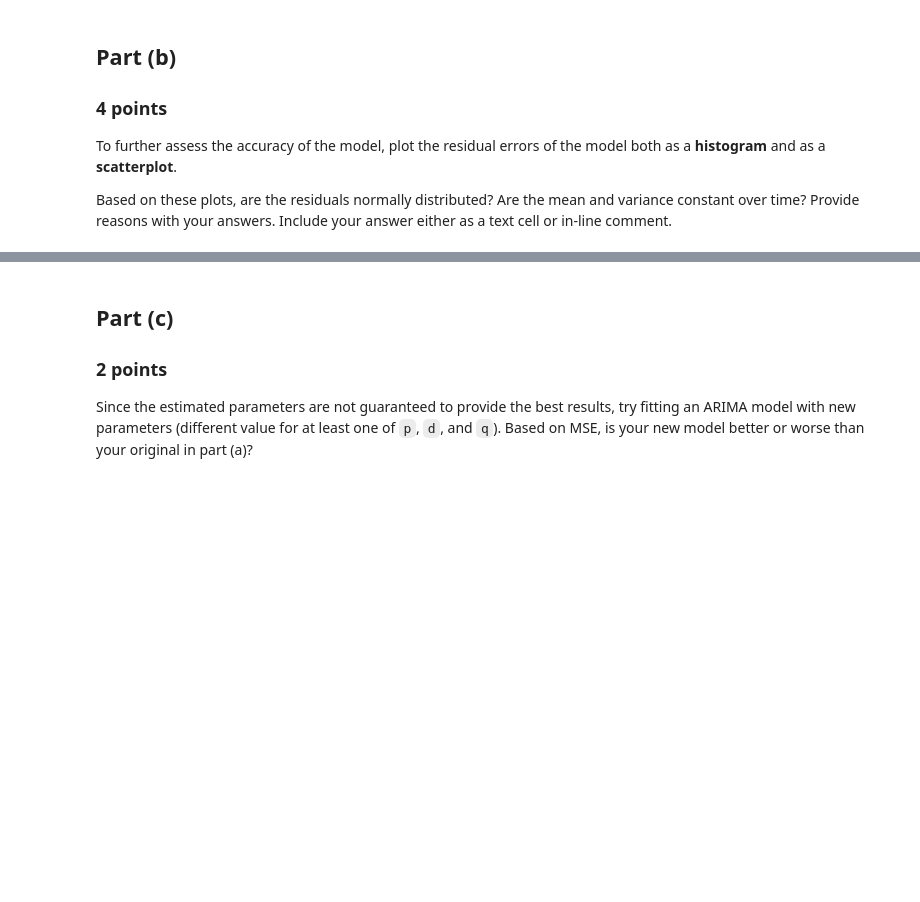
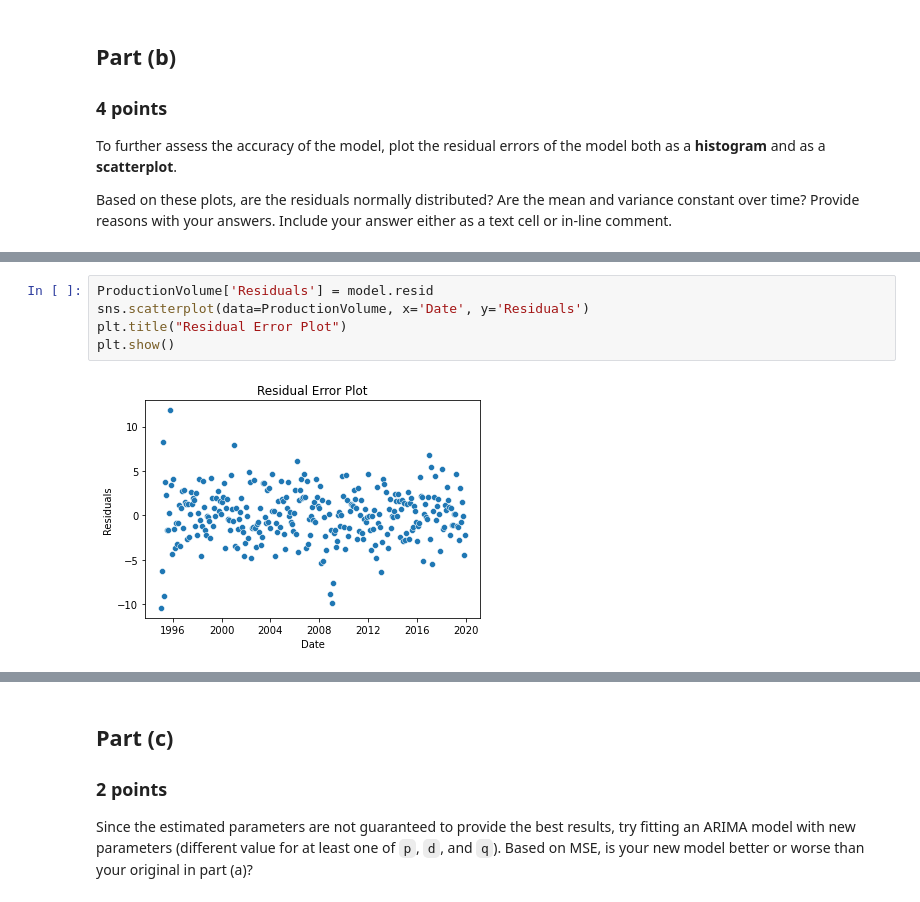
Before and after one commit to DuncanFerguson/GITHUB_REPOSITORY, a Jupyter notebook: DU_MSDS/Data Science Tools 1/Assignment_5/Duncan_Ferguson_Assignment_5.ipynb, the cells around one changed output, grey strips where cells are left out. Saved outputs shown, nothing was run; the diff lists cells and outputs as text; blank space fills up the shorter version.

```diff
--- a/DU_MSDS/Data Science Tools 1/Assignment_5/Duncan_Ferguson_Assignment_5.ipynb
+++ b/DU_MSDS/Data Science Tools 1/Assignment_5/Duncan_Ferguson_Assignment_5.ipynb
@@ -456,0 +457,7 @@ AttributeError: 'DataFrame' object has no attribute 'scatter_plot'
+# %%
+ProductionVolume['Residuals'] = model.resid
+sns.scatterplot(data=ProductionVolume, x='Date', y='Residuals')
+plt.title("Residual Error Plot")
+plt.show()
+# %% [output]
+[figure, added]
```
Also changed, not shown: parts of 11 cells of this notebook.
